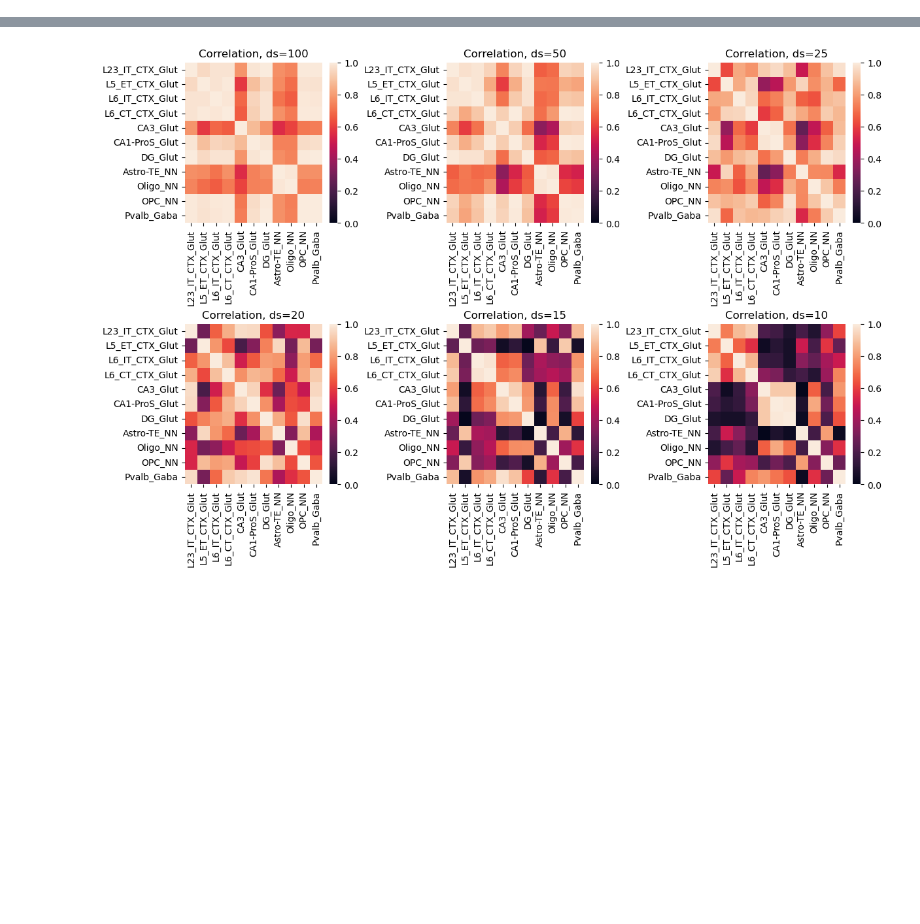
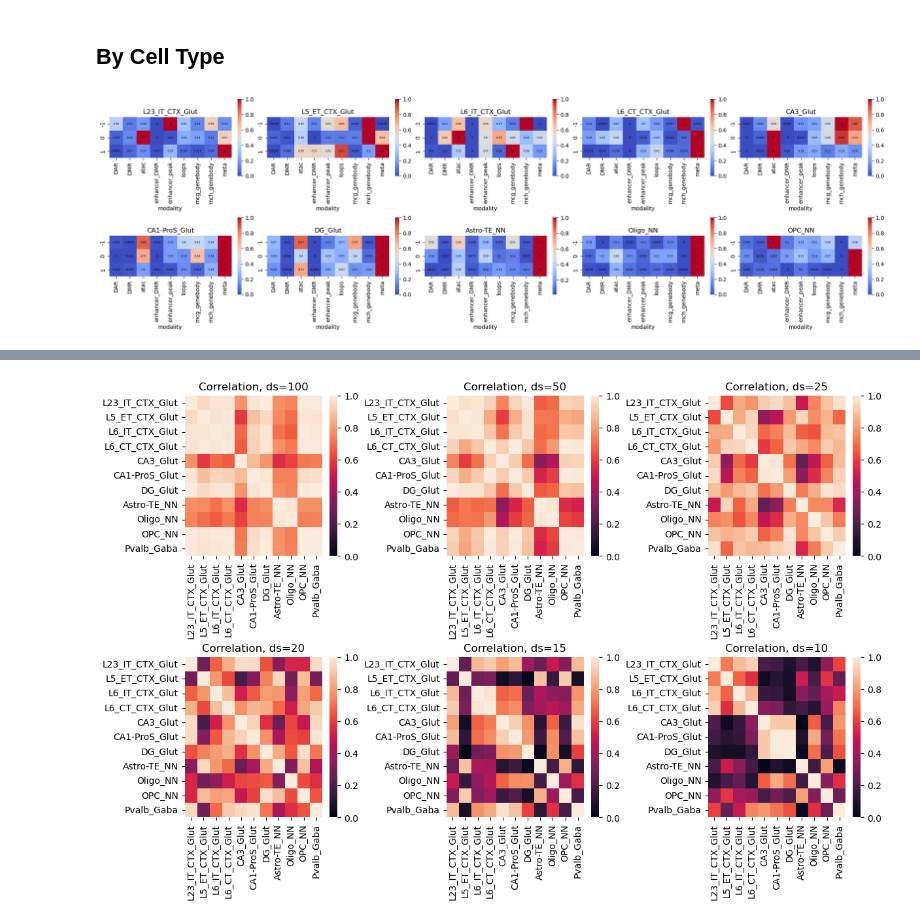
Before and after one commit to Michaelvll/aging-gene-prediction, a Jupyter notebook: ak_workspace/analyze_results/02_analyze_xgb.ipynb, the cells around one changed output, grey strips where cells are left out. Saved outputs shown, nothing was run; the diff lists cells and outputs as text; code cells hidden in the pictures; blank space fills up the shorter version.

```diff
--- a/ak_workspace/analyze_results/02_analyze_xgb.ipynb
+++ b/ak_workspace/analyze_results/02_analyze_xgb.ipynb
@@ -119 +191,30 @@ def generate_mod_corr_matrix(cell_types:list, num_downsample:int|None = None):
+# %% [markdown]
+## By Cell Type
+# %%
+def generate_modality_rankings(cell_type:str, ds:int|None=None):
+    df_rank = pd.read_csv(f'../train_models/xgb_logging/{_ct}.shap_rank.csv', index_col='index')
+    df_rank['modality'] = [idx.split(".")[-1] for idx in df_rank.index]
+    df_rank = df_rank.rename(columns = {"abs_mean_shap.down" : "-1", "abs_mean_shap.non": "0", "abs_mean_shap.up" : "1"}).drop(columns = ["rank.down", "rank.non", "rank.up"])
+    return df_rank
+# %%
+def min_max_norm(df_rank):
+    df_rank['1'] = (df_rank['1'] - df_rank['1'].min()) / (df_rank['1'].max() - df_rank['1'].min())
+    df_rank['0'] = (df_rank['0'] - df_rank['0'].min()) / (df_rank['0'].max() - df_rank['0'].min())
+    df_rank['-1'] = (df_rank['-1'] - df_rank['-1'].min()) / (df_rank['-1'].max() - df_rank['-1'].min())
+    return df_rank
+# %%
+fig, axes = plt.subplots(2, 5, figsize=(20, 6), constrained_layout=True)
+
+for i, _ct in enumerate(cell_types):
+    df_rank = generate_modality_rankings(_ct, ds=None)
+    df_rank = min_max_norm(df_rank)
+    sns.heatmap(df_rank.groupby("modality").max().T, cmap="coolwarm",
+                square=True, annot=True, annot_kws={"color":"k", 'size':5},
+                ax=axes.flatten()[i])
+
+    axes.flatten()[i].set_title(_ct)
+
+plt.show()
+# %% [output]
+[figure, added]
 # %%
```
Also changed, not shown: parts of 17 cells of this notebook, 31 other files.
